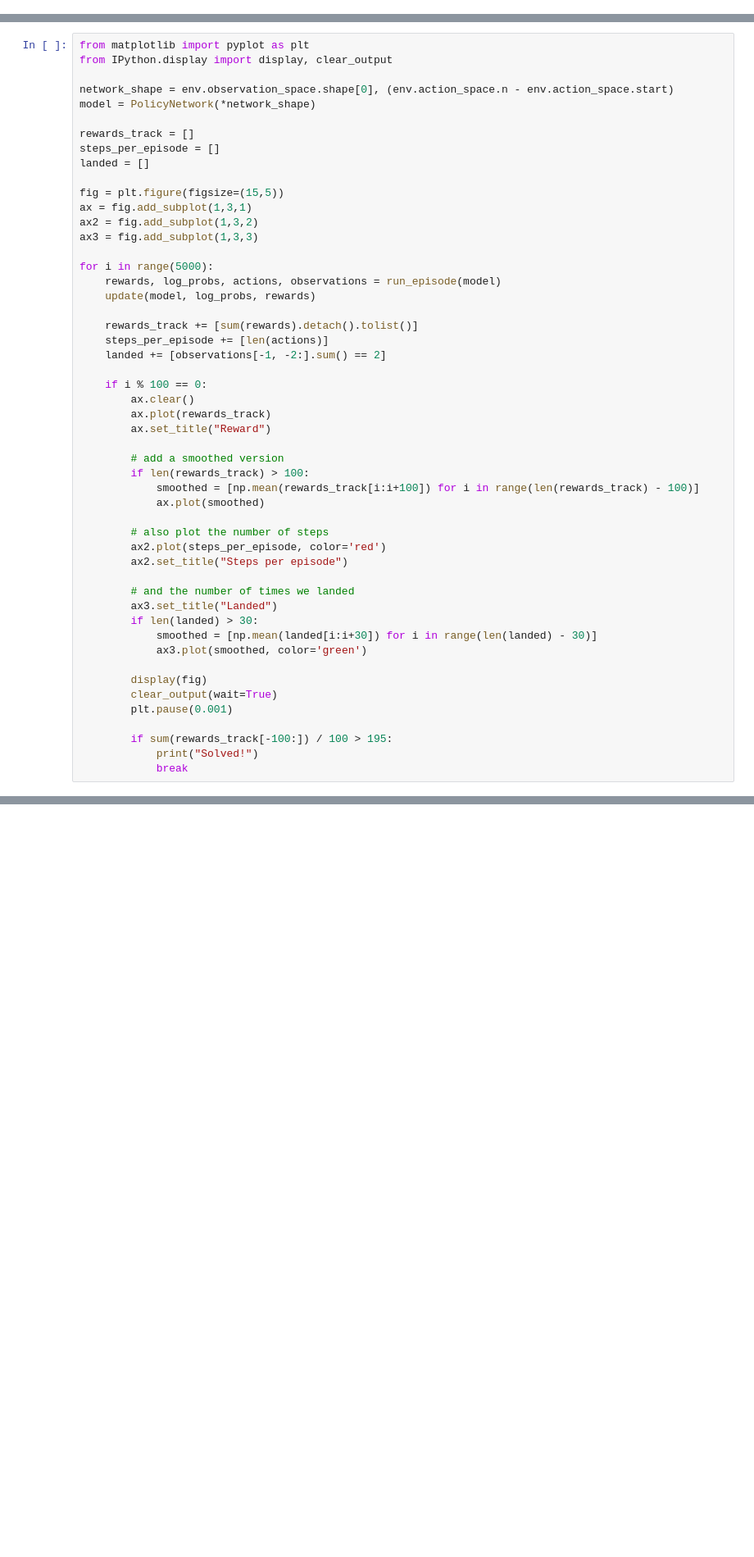
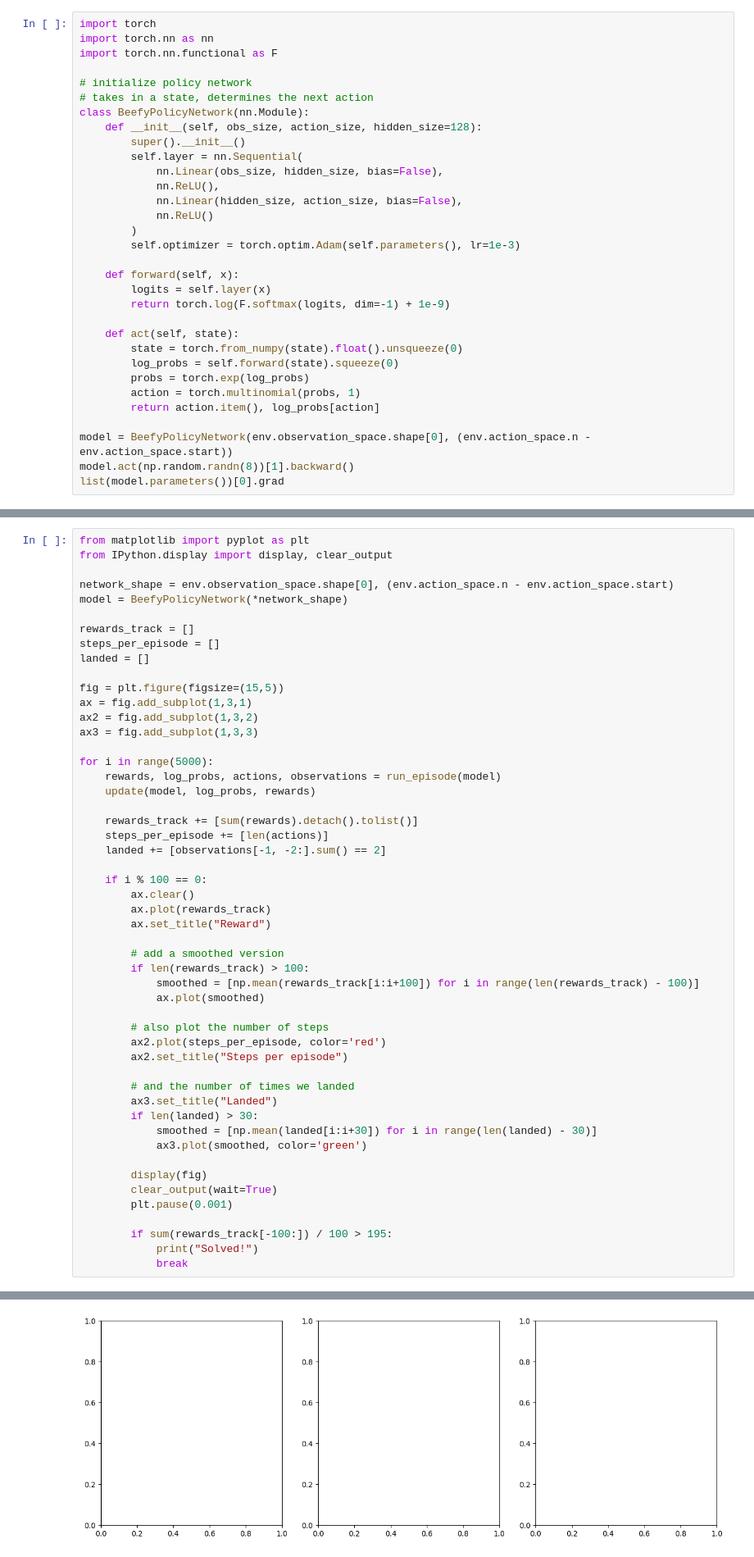
Before and after one commit to bkitano/rl-from-scratch, a Jupyter notebook: REINFORCE.ipynb, the cells around one changed output, grey strips where cells are left out. Shown at 82% size. Drawn from its saved outputs; the diff is of its cells as text; blank space fills up the shorter version.

```diff
--- a/REINFORCE.ipynb
+++ b/REINFORCE.ipynb
@@ -519,0 +661,32 @@ del model, rewards, log_probs, actions, observations
+# %%
+import torch
+import torch.nn as nn
+import torch.nn.functional as F
+
+# initialize policy network
+# takes in a state, determines the next action
+class BeefyPolicyNetwork(nn.Module):
+    def __init__(self, obs_size, action_size, hidden_size=128):
+        super().__init__()
+        self.layer = nn.Sequential(
+            nn.Linear(obs_size, hidden_size, bias=False),
+            nn.ReLU(),
+            nn.Linear(hidden_size, action_size, bias=False),
+            nn.ReLU()
+        )
+        self.optimizer = torch.optim.Adam(self.parameters(), lr=1e-3)
+
+    def forward(self, x):
+        logits = self.layer(x)
+        return torch.log(F.softmax(logits, dim=-1) + 1e-9)
+
+    def act(self, state):
+        state = torch.from_numpy(state).float().unsqueeze(0)
+        log_probs = self.forward(state).squeeze(0)
+        probs = torch.exp(log_probs)
+        action = torch.multinomial(probs, 1)
+        return action.item(), log_probs[action]
+
+model = BeefyPolicyNetwork(env.observation_space.shape[0], (env.action_space.n - env.action_space.start))
+model.act(np.random.randn(8))[1].backward()
+list(model.parameters())[0].grad
@@ -522,7 +709,7 @@ from matplotlib import pyplot as plt
 from IPython.display import display, clear_output
 
 network_shape = env.observation_space.shape[0], (env.action_space.n - env.action_space.start)
-model = PolicyNetwork(*network_shape)
+model = BeefyPolicyNetwork(*network_shape)
 
 rewards_track = []
 steps_per_episode = []
@@ -572,0 +760 @@ Solved!
+[figure, added]
```
Also changed, not shown: parts of 31 cells of this notebook, 1 other file.
